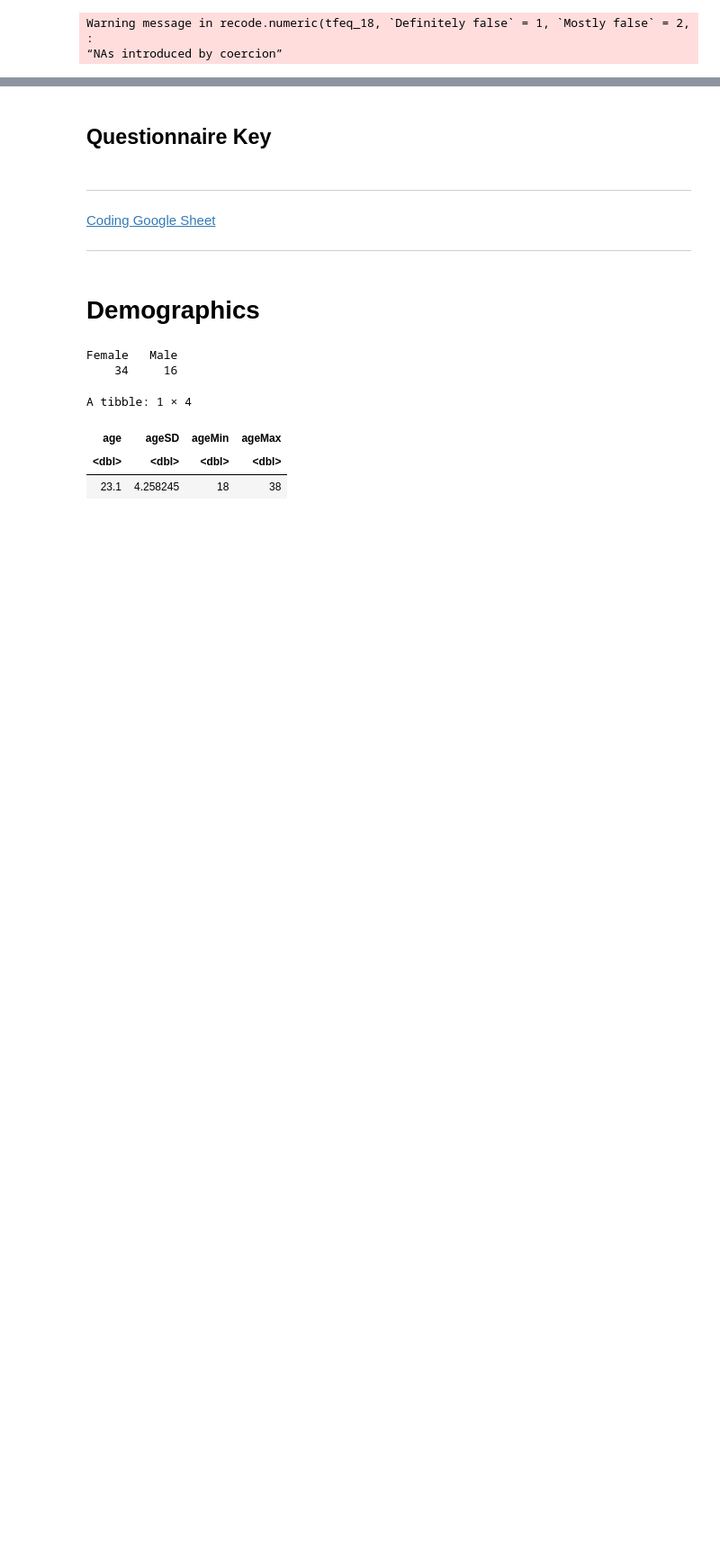
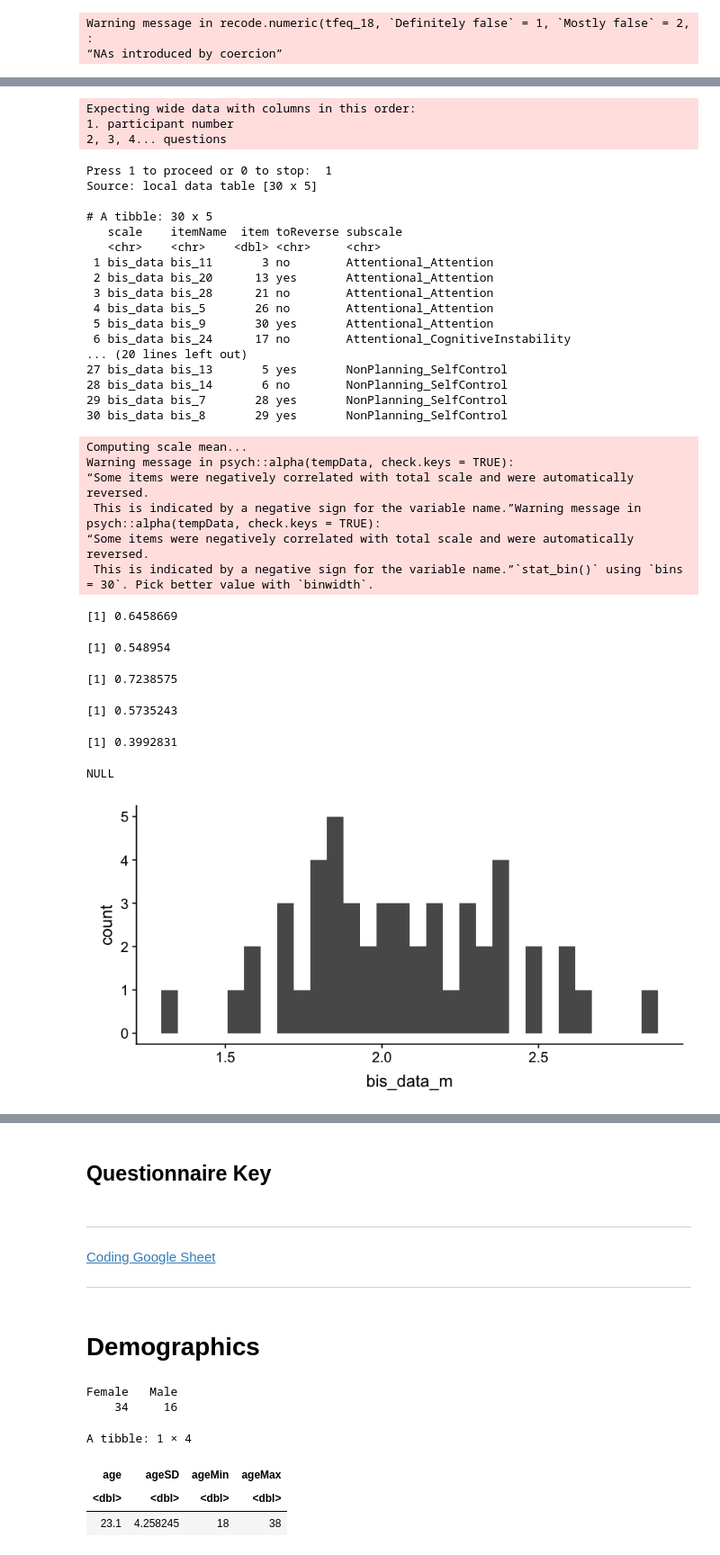
Before and after one commit to danieljwilson/cogReg_fMRI, a Jupyter notebook: 3_experiment/3_3_data_analysis/fr_results_individual_diff.ipynb, the cells around one changed output, grey strips where cells are left out. Shown at 90% size. Cells and saved outputs as stored; diff of their text form; code cells hidden in the pictures; blank space fills up the shorter version.

Commit message:
Clean and reverse-score data using cleanQuestionnaire

```diff
--- a/3_experiment/3_3_data_analysis/fr_results_individual_diff.ipynb
+++ b/3_experiment/3_3_data_analysis/fr_results_individual_diff.ipynb
@@ -395,3 +395,38 @@ for (row in 1:nrow(tfeq_data)){
 # Revert reverse-scored items before calling cleanQuestionnaire
 bis_data[, c(2,3,5,6,8,14,23,25,29,30,31)] <- 5 - bis_data[, c(2,3,5,6,8,14,23,25,29,30,31)]
 pss_data[, c(6,7,9,10)] <- 4 - pss_data[, c(6,7,9,10)]
+# %%
+# Call cleanQuestionnaire to clean and reverse-score bis_data
+summary(bis_data)
+scalesWideRaw$bis_data <- bis_data
+
+# function already accounts for subject column when passing indices for subscales & items to reverse
+bis_data_clean <- cleanQuestionnaire(data = bis_data, scaleName = 'bis_data',
+                                     scaleMin = 1, scaleMax = 4,
+                                     subscales = list(NonPlanning_SelfControl =
+                                                      c(1,4,5,6,28,29), # bis_1,7,8,12,13,14
+                                                      Motor_Motor =
+                                                      c(9,11,12,15,18,23,25), # bis_2,3,4,17,19,22,25
+                                                      Attentional_Attention =
+                                                      c(3,13,21,26,30), # bis_5,9,11,20,28
+                                                      Attentional_CognitiveInstability =
+                                                      c(17,19,27), # bis_6,24,26
+                                                      NonPlanning_CognitiveComplexity =
+                                                      c(2,7,10,20,22), # bis_10,15,18,27,29
+                                                      Motor_Perseverance =
+                                                      c(8,14,16,24)), # bis_16,21,23,30
+                                     itemsToReverse =
+                                     c(1,2,4,5,7,13,22,24,28,29,30)) # bis_1,7,8,9,10,12,13,15,20,29,30
+
+ggplot(bis_data_clean$long[bis_data_subscale == "overall"], aes(bis_data_m)) + geom_histogram()
+
+scales$bis_data_clean <- bis_data_clean
+
+# Reliability (raw_alpha or std.alpha)
+bis_data_clean$reliability$NonPlanning_SelfControl$total$raw_alpha
+bis_data_clean$reliability$Motor_Motor$total$raw_alpha
+bis_data_clean$reliability$Attentional_Attention$total$raw_alpha
+bis_data_clean$reliability$Attentional_CognitiveInstability$total$raw_alpha
+bis_data_clean$reliability$NonPlanning_CognitiveComplexity$total$raw_alpha
+bis_data_clean$reliability$Motor_Perserverence$total$raw_alpha
+# %% [output]
@@ -397,0 +450,33 @@ pss_data[, c(6,7,9,10)] <- 4 - pss_data[, c(6,7,9,10)]
+Expecting wide data with columns in this order:
+1. participant number
+2, 3, 4... questions
+Press 1 to proceed or 0 to stop:  1
+Source: local data table [30 x 5]
+
+# A tibble: 30 x 5
+   scale    itemName  item toReverse subscale
+   <chr>    <chr>    <dbl> <chr>     <chr>
+ 1 bis_data bis_11       3 no        Attentional_Attention
+ 2 bis_data bis_20      13 yes       Attentional_Attention
+ 3 bis_data bis_28      21 no        Attentional_Attention
+ 4 bis_data bis_5       26 no        Attentional_Attention
+ 5 bis_data bis_9       30 yes       Attentional_Attention
+ 6 bis_data bis_24      17 no        Attentional_CognitiveInstability
+... (20 lines left out)
+27 bis_data bis_13       5 yes       NonPlanning_SelfControl
+28 bis_data bis_14       6 no        NonPlanning_SelfControl
+29 bis_data bis_7       28 yes       NonPlanning_SelfControl
+30 bis_data bis_8       29 yes       NonPlanning_SelfControl
+Computing scale mean...
+Warning message in psych::alpha(tempData, check.keys = TRUE):
+“Some items were negatively correlated with total scale and were automatically reversed.
+ This is indicated by a negative sign for the variable name.”Warning message in psych::alpha(tempData, check.keys = TRUE):
+“Some items were negatively correlated with total scale and were automatically reversed.
+ This is indicated by a negative sign for the variable name.”`stat_bin()` using `bins = 30`. Pick better value with `binwidth`.
+[1] 0.6458669
+[1] 0.548954
+[1] 0.7238575
+[1] 0.5735243
+[1] 0.3992831
+NULL
+[figure, added]
```
Also changed, not shown: parts of 4 cells of this notebook.
